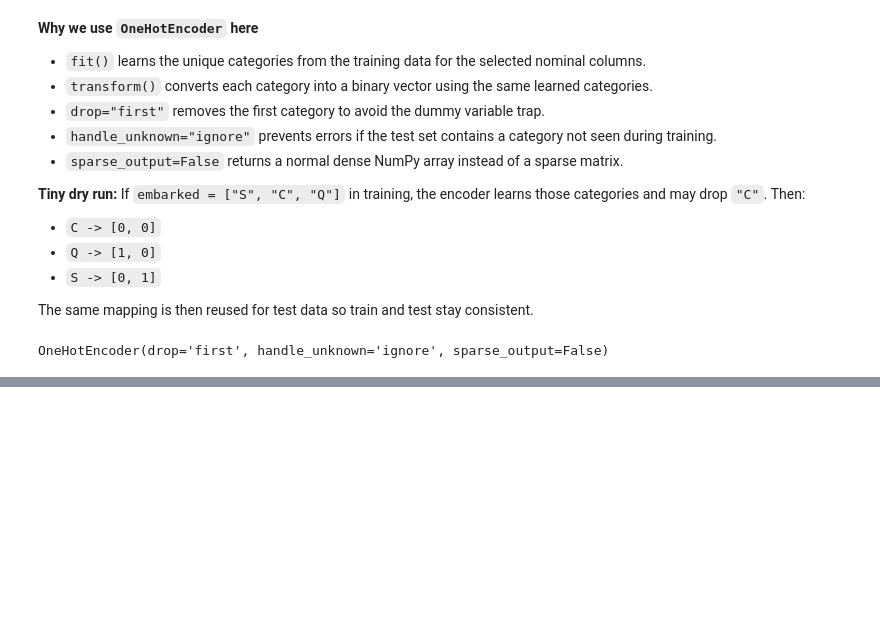
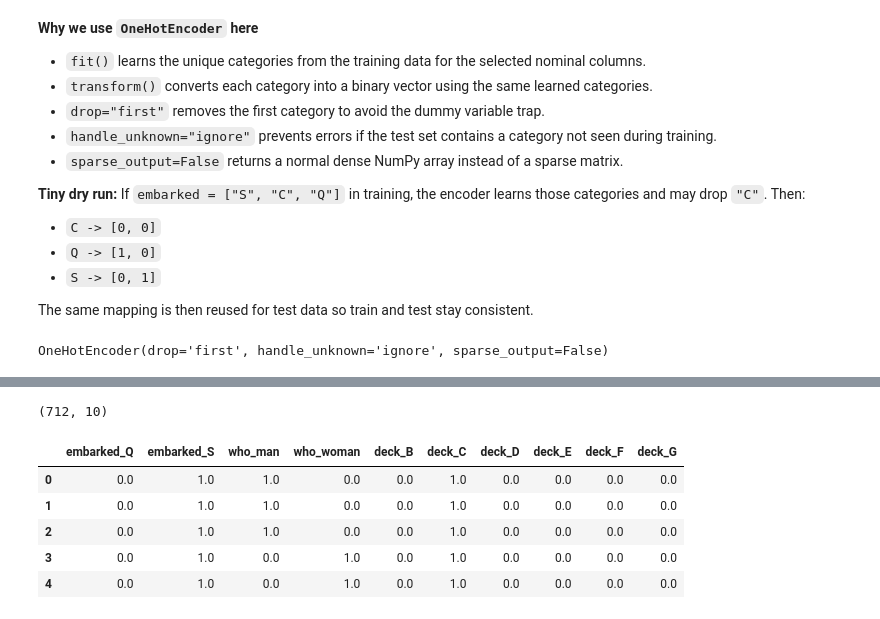
Before and after one commit to sameer2403/ML_bootcamp, a Jupyter notebook: 6.data_preprocessing/6_3_encoding_categorical_features/encoding_categorical_features.ipynb, the cells around one changed output, grey strips where cells are left out. Cells and saved outputs as stored; diff of their text form; code cells hidden in the pictures; blank space fills up the shorter version.

```diff
--- a/6.data_preprocessing/6_3_encoding_categorical_features/encoding_categorical_features.ipynb
+++ b/6.data_preprocessing/6_3_encoding_categorical_features/encoding_categorical_features.ipynb
@@ -263,0 +321,11 @@ test_ohe = ohe.transform(X_test[multi_class_nominal_cols])
+# %%
+print(train_ohe_df.shape)
+train_ohe_df.head()
+# %% [output]
+(712, 10)
+|  | embarked_Q | embarked_S | who_man | who_woman | deck_B | deck_C | deck_D | deck_E | deck_F | deck_G |
+| 0 | 0.0 | 1.0 | 1.0 | 0.0 | 0.0 | 1.0 | 0.0 | 0.0 | 0.0 | 0.0 |
+| 1 | 0.0 | 1.0 | 1.0 | 0.0 | 0.0 | 1.0 | 0.0 | 0.0 | 0.0 | 0.0 |
+| 2 | 0.0 | 1.0 | 1.0 | 0.0 | 0.0 | 1.0 | 0.0 | 0.0 | 0.0 | 0.0 |
+| 3 | 0.0 | 1.0 | 0.0 | 1.0 | 0.0 | 1.0 | 0.0 | 0.0 | 0.0 | 0.0 |
+| 4 | 0.0 | 1.0 | 0.0 | 1.0 | 0.0 | 1.0 | 0.0 | 0.0 | 0.0 | 0.0 |
```
Also changed, not shown: parts of 17 cells of this notebook, 2 other files.
